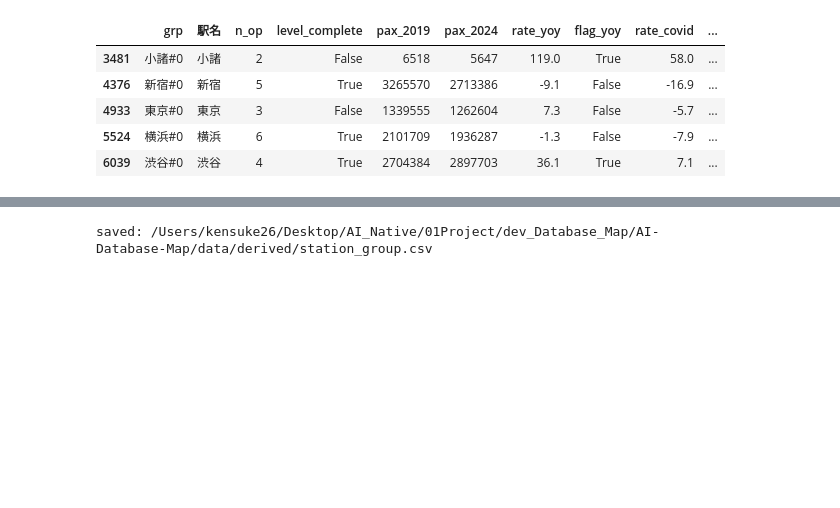
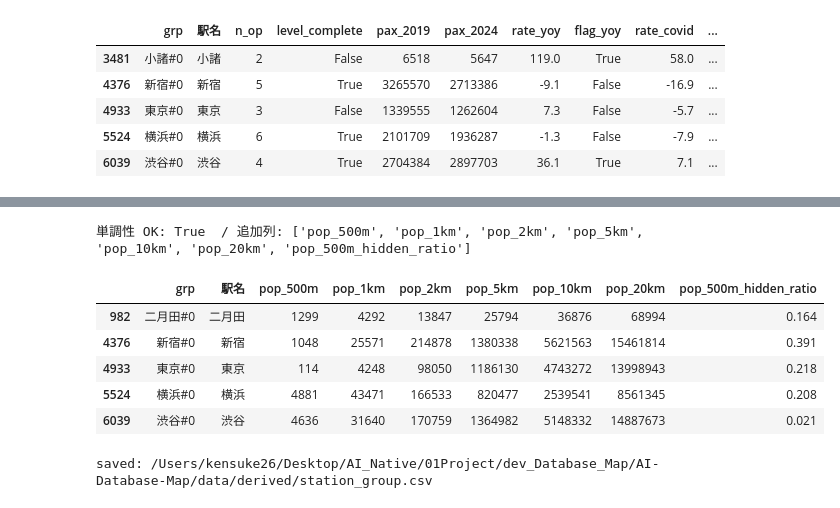
Before and after one commit to kusui26/ai-database-map, a Jupyter notebook: script/create_dataset_for_AI_Database_Map.ipynb, the cells around one changed output, grey strips where cells are left out. Cells and saved outputs as stored; diff of their text form; code cells hidden in the pictures; blank space fills up the shorter version.

```diff
--- a/script/create_dataset_for_AI_Database_Map.ipynb
+++ b/script/create_dataset_for_AI_Database_Map.ipynb
@@ -433,0 +463,22 @@ station_group[station_group["grp"].isin(_check)][_cols]
+# %%
+# メッシュコード(10桁)→緯度経度矩形→正積図法へ投影→セル面積・重心・KDTree（docs §8.2-8.4）
+_s = mesh["area"].astype(str)
+_a = _s.str[0:2].astype(int); _b = _s.str[2:4].astype(int)
+_c = _s.str[4].astype(int);   _d = _s.str[5].astype(int)
+_e = _s.str[6].astype(int);   _f = _s.str[7].astype(int)
+_g = _s.str[8].astype(int);   _hh = _s.str[9].astype(int)
+lat_s = (_a*2/3 + _c*(2/3)/8 + _e*(2/3)/80 + ((_g-1)//2)*(1/240) + ((_hh-1)//2)*(1/480)).to_numpy()
+lon_w = ((_b+100) + _d/8 + _f/80 + ((_g-1)%2)*(1/160) + ((_hh-1)%2)*(1/320)).to_numpy()
+lat_n = lat_s + 1/480; lon_e = lon_w + 1/320
+
+AEA = "+proj=aea +lat_1=29.5 +lat_2=45.5 +lat_0=35 +lon_0=135 +x_0=0 +y_0=0 +ellps=GRS80 +units=m +no_defs"
+tf_aea = Transformer.from_crs("EPSG:6668", AEA, always_xy=True)   # CRS.md の正積図法
+_xw, _ys = tf_aea.transform(lon_w, lat_s);  _xe, _ys2 = tf_aea.transform(lon_e, lat_s)
+_xe2, _yn = tf_aea.transform(lon_e, lat_n); _xw2, _yn2 = tf_aea.transform(lon_w, lat_n)
+mesh_rings = np.stack([np.c_[_xw,_ys], np.c_[_xe,_ys2], np.c_[_xe2,_yn], np.c_[_xw2,_yn2], np.c_[_xw,_ys]], axis=1)
+mesh_cx = mesh_rings[:, :4, 0].mean(1); mesh_cy = mesh_rings[:, :4, 1].mean(1)
+_xx = mesh_rings[:, :, 0]; _yy = mesh_rings[:, :, 1]
+mesh_area = 0.5*np.abs(np.sum(_xx[:, :-1]*_yy[:, 1:] - _xx[:, 1:]*_yy[:, :-1], axis=1))   # shoelace=真の地表面積
+mesh_pop = mesh["pop"].to_numpy(); mesh_hidden = mesh["hidden"].to_numpy()
+mesh_tree = cKDTree(np.c_[mesh_cx, mesh_cy])
+print("投影・KDTree構築完了。セル地表面積 中央値 %.0f m^2" % np.median(mesh_area))
@@ -434,3 +530,23 @@ station_group[station_group["grp"].isin(_check)][_cols]
+# %%
+# station_group へ結合（単調化＋整数丸め）＋品質フラグ
+_order = [f"pop_{RNAME[R]}" for R in RADII]
+_arr = np.column_stack([pop_out[R] for R in RADII])
+_arr = np.maximum.accumulate(_arr, axis=1)            # 同一手法で単調だが float 誤差対策に累積max（docs §8.5）
+for k, R in enumerate(RADII):
+    station_group[f"pop_{RNAME[R]}"] = pd.Series(np.rint(_arr[:, k]), index=station_group.index).astype("Int64")
+station_group["pop_500m_hidden_ratio"] = np.round(hidden500, 3)
+
+_mono = (station_group[_order].to_numpy()[:, 1:] >= station_group[_order].to_numpy()[:, :-1]).all()
+print("単調性 OK:", bool(_mono), " / 追加列:", _order + ["pop_500m_hidden_ratio"])
+station_group[station_group["grp"].isin(["東京#0","新宿#0","渋谷#0","横浜#0","二月田#0"])][["grp","駅名"]+_order+["pop_500m_hidden_ratio"]]
+# %% [output]
+単調性 OK: True  / 追加列: ['pop_500m', 'pop_1km', 'pop_2km', 'pop_5km', 'pop_10km', 'pop_20km', 'pop_500m_hidden_ratio']
+|  | grp | 駅名 | pop_500m | pop_1km | pop_2km | pop_5km | pop_10km | pop_20km | pop_500m_hidden_ratio |
+| 982 | 二月田#0 | 二月田 | 1299 | 4292 | 13847 | 25794 | 36876 | 68994 | 0.164 |
+| 4376 | 新宿#0 | 新宿 | 1048 | 25571 | 214878 | 1380338 | 5621563 | 15461814 | 0.391 |
+| 4933 | 東京#0 | 東京 | 114 | 4248 | 98050 | 1186130 | 4743272 | 13998943 | 0.218 |
+| 5524 | 横浜#0 | 横浜 | 4881 | 43471 | 166533 | 820477 | 2539541 | 8561345 | 0.208 |
+| 6039 | 渋谷#0 | 渋谷 | 4636 | 31640 | 170759 | 1364982 | 5148332 | 14887673 | 0.021 |
 # %%
 # CSV 出力（geometry を持たない素の表。後続の結合・可視化で利用）
 OUT_DIR = BASE_DIR / "data" / "derived"
```
Also changed, not shown: parts of 4 cells of this notebook, 2 other files.
